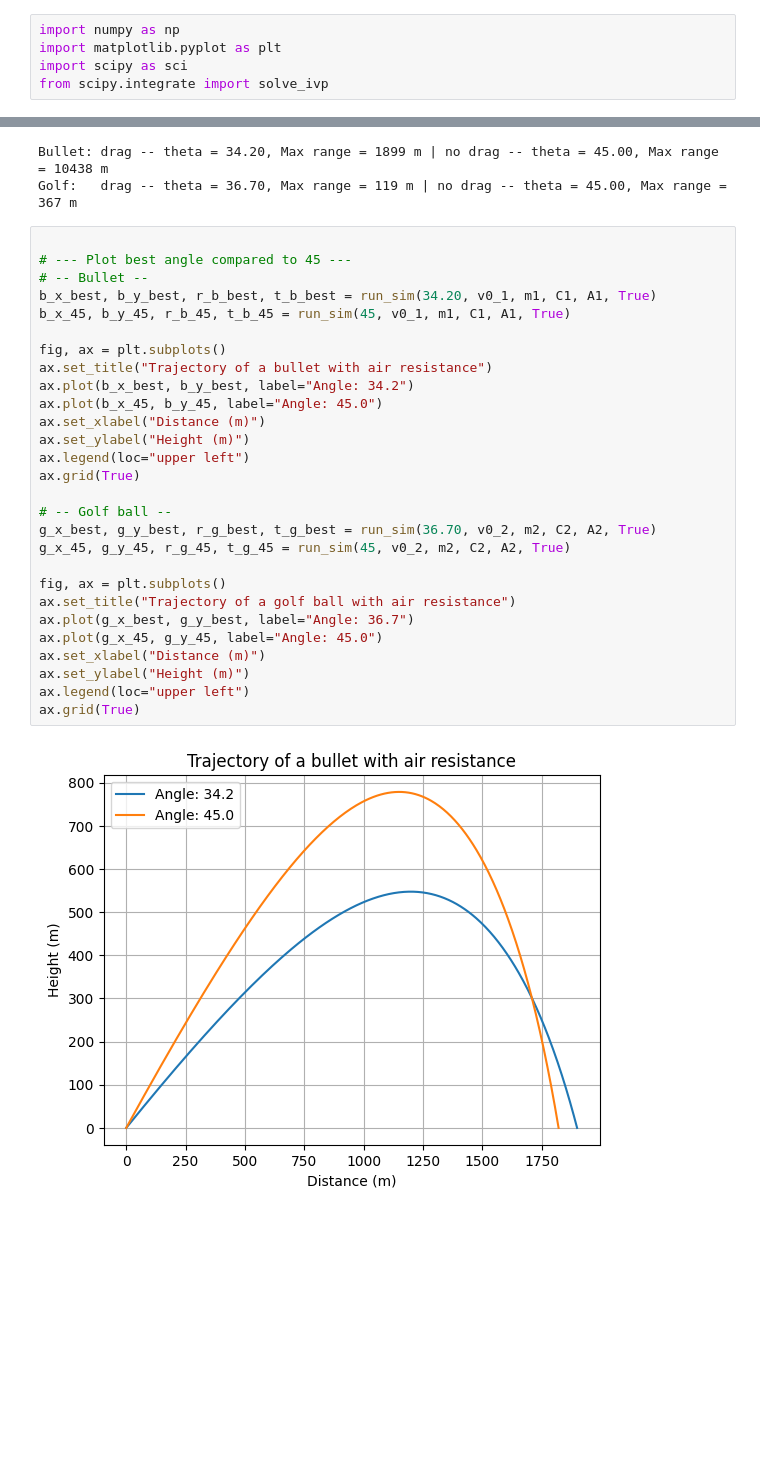
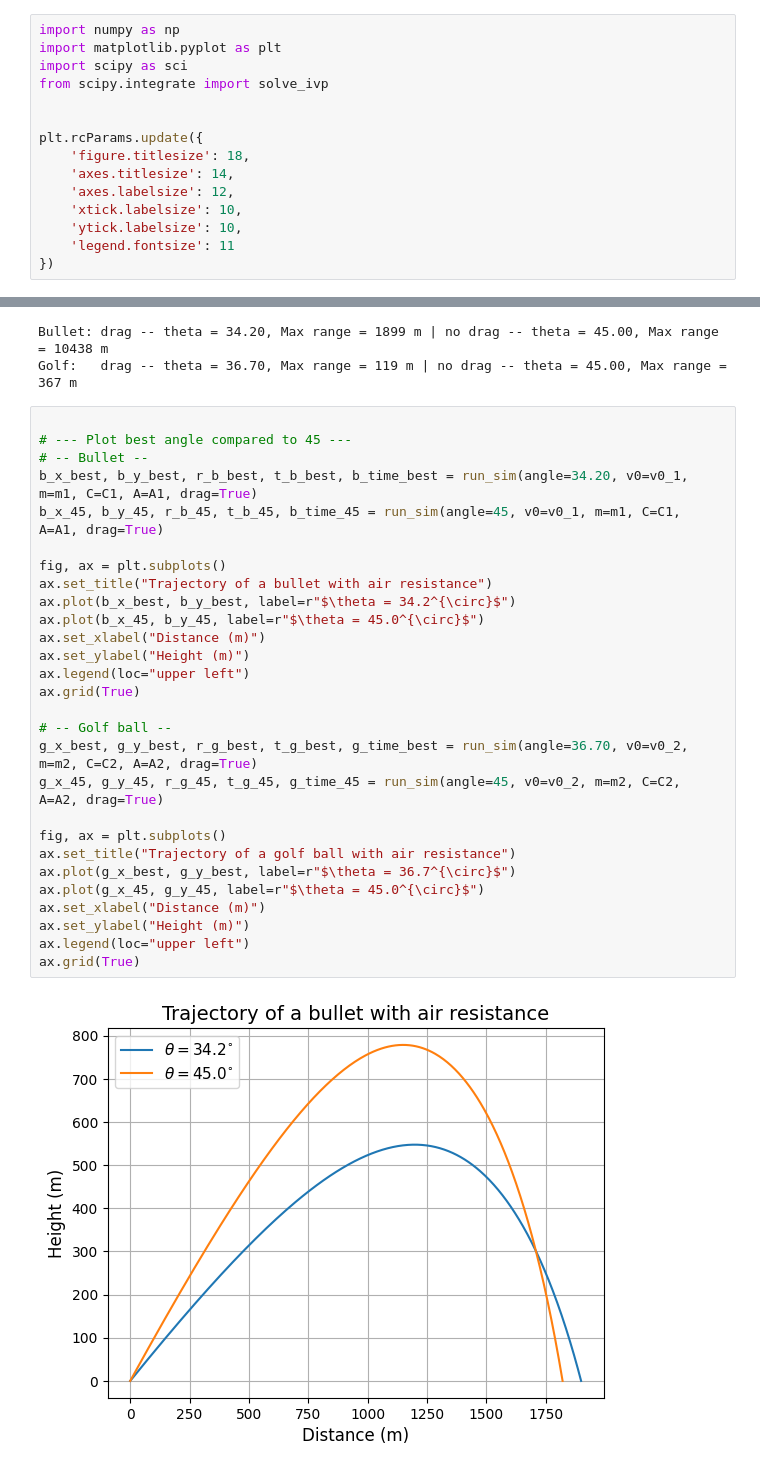
Before and after one commit to hdauphin/PHYS420Fall25, a Jupyter notebook: HW06_Project1.ipynb, the cells around one changed output, grey strips where cells are left out. Drawn from its saved outputs; the diff is of its cells as text; blank space fills up the shorter version.

```diff
--- a/HW06_Project1.ipynb
+++ b/HW06_Project1.ipynb
@@ -5,6 +5,16 @@ import numpy as np
 import matplotlib.pyplot as plt
 import scipy as sci
 from scipy.integrate import solve_ivp
+
+
+plt.rcParams.update({
+    'figure.titlesize': 18,
+    'axes.titlesize': 14,
+    'axes.labelsize': 12,
+    'xtick.labelsize': 10,
+    'ytick.labelsize': 10,
+    'legend.fontsize': 11
+})
 # %%
 # --- Constants ---
 rho_0 = 1.25    # kg/m^3
@@ -165,30 +183,30 @@ Golf:   drag -- theta = 36.70, Max range = 119 m | no drag -- theta = 45.00, Max
 # %%
 
 # --- Plot best angle compared to 45 ---
 # -- Bullet --
-b_x_best, b_y_best, r_b_best, t_b_best = run_sim(34.20, v0_1, m1, C1, A1, True)
-b_x_45, b_y_45, r_b_45, t_b_45 = run_sim(45, v0_1, m1, C1, A1, True)
+b_x_best, b_y_best, r_b_best, t_b_best, b_time_best = run_sim(angle=34.20, v0=v0_1, m=m1, C=C1, A=A1, drag=True)
+b_x_45, b_y_45, r_b_45, t_b_45, b_time_45 = run_sim(angle=45, v0=v0_1, m=m1, C=C1, A=A1, drag=True)
 
 fig, ax = plt.subplots()
 ax.set_title("Trajectory of a bullet with air resistance")
-ax.plot(b_x_best, b_y_best, label="Angle: 34.2")
-ax.plot(b_x_45, b_y_45, label="Angle: 45.0")
+ax.plot(b_x_best, b_y_best, label=r"$\theta = 34.2^{\circ}$")
+ax.plot(b_x_45, b_y_45, label=r"$\theta = 45.0^{\circ}$")
 ax.set_xlabel("Distance (m)")
 ax.set_ylabel("Height (m)")
 ax.legend(loc="upper left")
 ax.grid(True)
 
 # -- Golf ball --
-g_x_best, g_y_best, r_g_best, t_g_best = run_sim(36.70, v0_2, m2, C2, A2, True)
-g_x_45, g_y_45, r_g_45, t_g_45 = run_sim(45, v0_2, m2, C2, A2, True)
+g_x_best, g_y_best, r_g_best, t_g_best, g_time_best = run_sim(angle=36.70, v0=v0_2, m=m2, C=C2, A=A2, drag=True)
+g_x_45, g_y_45, r_g_45, t_g_45, g_time_45 = run_sim(angle=45, v0=v0_2, m=m2, C=C2, A=A2, drag=True)
 
 fig, ax = plt.subplots()
 ax.set_title("Trajectory of a golf ball with air resistance")
-ax.plot(g_x_best, g_y_best, label="Angle: 36.7")
-ax.plot(g_x_45, g_y_45, label="Angle: 45.0")
+ax.plot(g_x_best, g_y_best, label=r"$\theta = 36.7^{\circ}$")
+ax.plot(g_x_45, g_y_45, label=r"$\theta = 45.0^{\circ}$")
 ax.set_xlabel("Distance (m)")
 ax.set_ylabel("Height (m)")
 ax.legend(loc="upper left")
 ax.grid(True)
 # %% [output]
-[figure, old version]
+[figure, new version]
```
Also changed, not shown: parts of 6 cells of this notebook.
